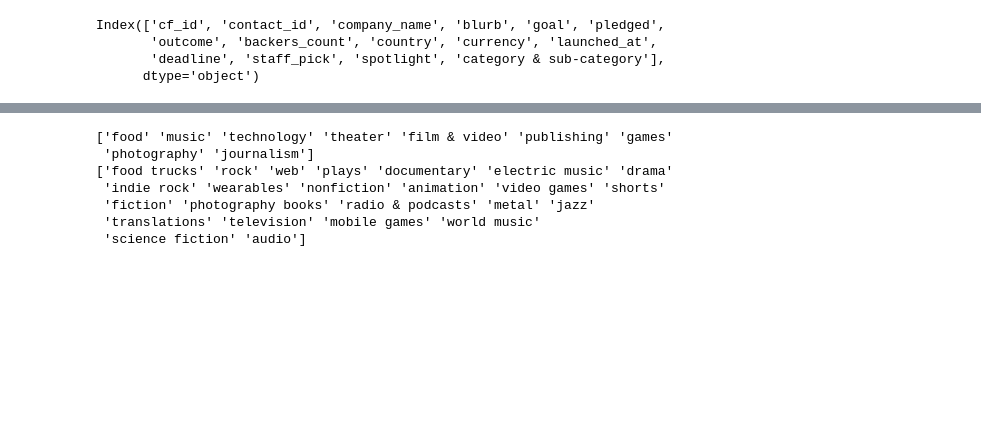
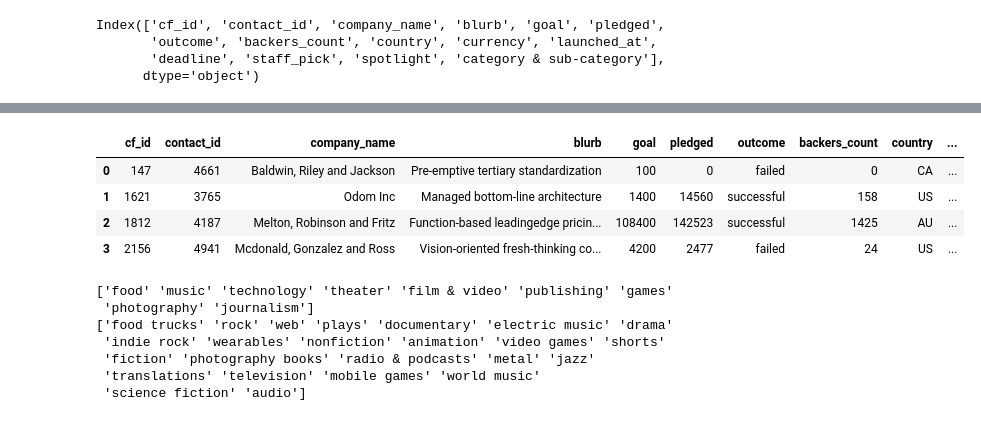
Before and after one commit to M-Soriano/Crowdfunding_ETL, a Jupyter notebook: ETL_Mini_Project_KOseiassibey_MSoriano.ipynb, the cells around one changed output, grey strips where cells are left out. Drawn from its saved outputs; the diff is of its cells as text; code cells hidden in the pictures; blank space fills up the shorter version.

Commit message:
ETL_Mini_Project...  file, add code to display cateory & sub_category, and code to split it into new columns

```diff
--- a/ETL_Mini_Project_KOseiassibey_MSoriano.ipynb
+++ b/ETL_Mini_Project_KOseiassibey_MSoriano.ipynb
@@ -71,3 +77,13 @@ Index(['cf_id', 'contact_id', 'company_name', 'blurb', 'goal', 'pledged',
+# %%
+# Assign the category and subcategory values to category and subcategory columns.# Got help from this site https://www.geeksforgeeks.org/python-pandas-split-strings-into-two-list-columns-using-str-split/
+crowdfunding_info_df[['category', 'subcategory']] = crowdfunding_info_df['category & sub-category'].str.split('/', n=1, expand=True)
+crowdfunding_info_df.head(4)
+# %% [output]
+|  | cf_id | contact_id | company_name | blurb | goal | pledged | outcome | backers_count | country | ... |
+| 0 | 147 | 4661 | Baldwin, Riley and Jackson | Pre-emptive tertiary standardization | 100 | 0 | failed | 0 | CA | ... |
+| 1 | 1621 | 3765 | Odom Inc | Managed bottom-line architecture | 1400 | 14560 | successful | 158 | US | ... |
+| 2 | 1812 | 4187 | Melton, Robinson and Fritz | Function-based leadingedge pricin... | 108400 | 142523 | successful | 1425 | AU | ... |
+| 3 | 2156 | 4941 | Mcdonald, Gonzalez and Ross | Vision-oriented fresh-thinking co... | 4200 | 2477 | failed | 24 | US | ... |
 # %%
 # Get the unique categories and subcategories in separate lists.
 
```
Also changed, not shown: parts of 2 cells of this notebook.
